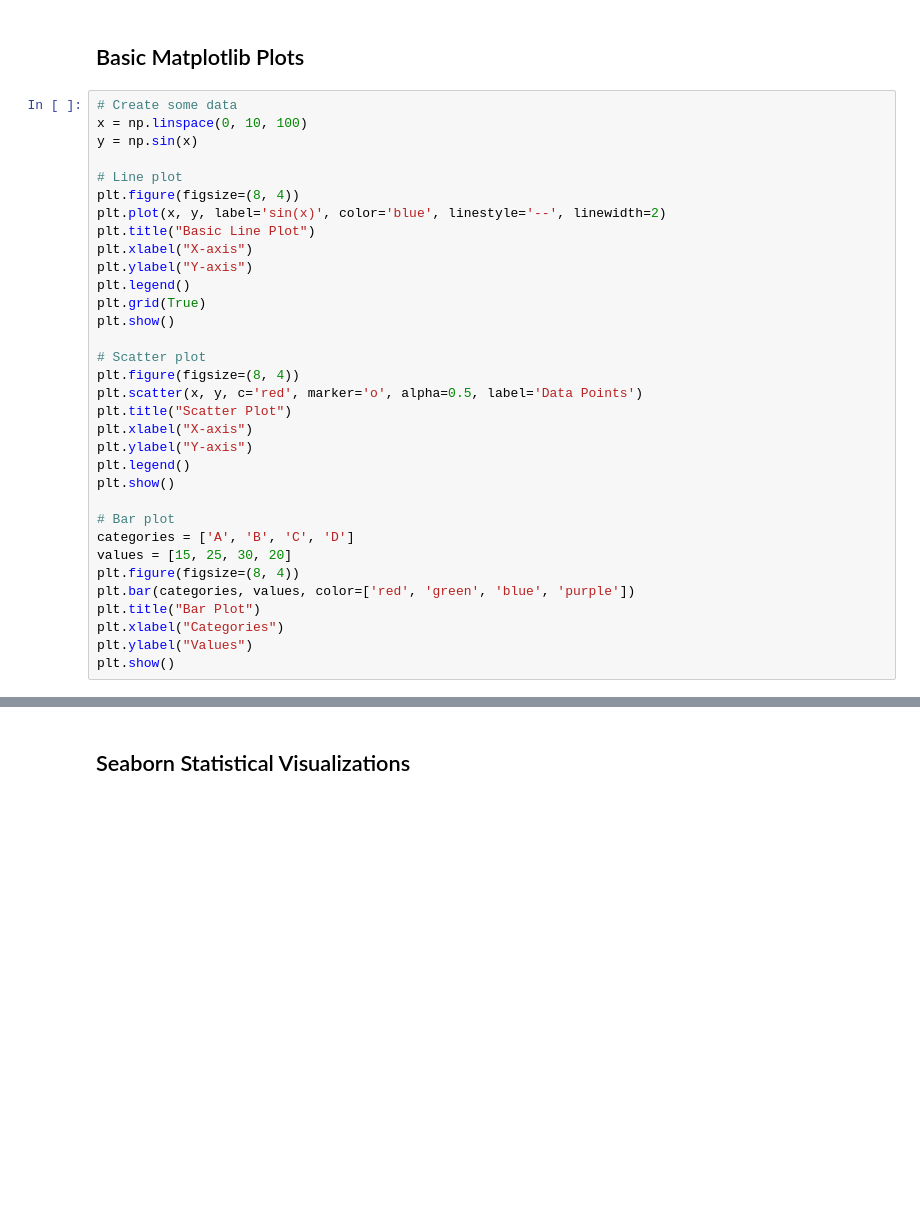
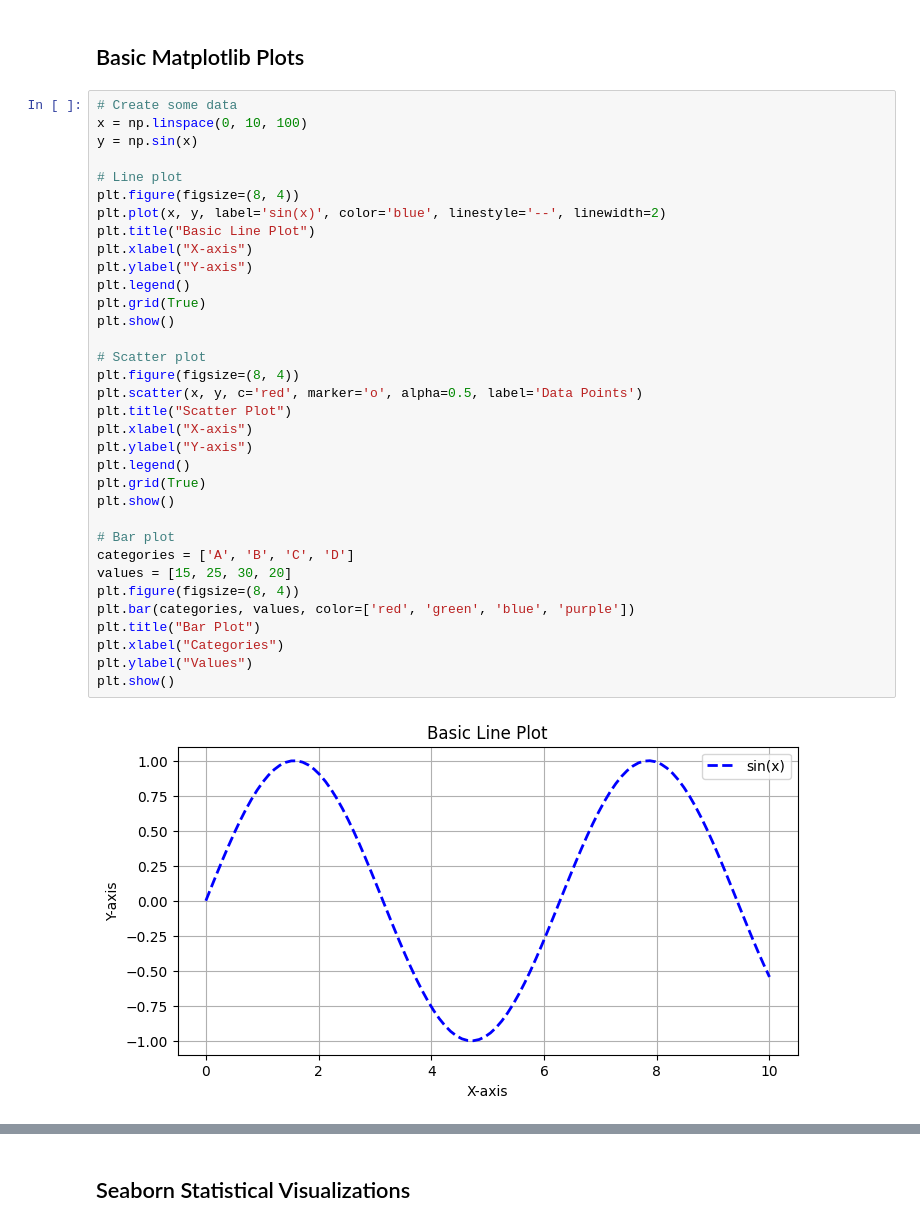
Before and after one commit to AmirHossein81Gholami/DRL_course, a Jupyter notebook: notebooks/DRL_Notebook.ipynb, the cells around one changed output, grey strips where cells are left out. Cells and saved outputs as stored; diff of their text form; blank space fills up the shorter version.

```diff
--- a/notebooks/DRL_Notebook.ipynb
+++ b/notebooks/DRL_Notebook.ipynb
@@ -1196,30 +1249,33 @@ x = np.linspace(0, 10, 100)
 y = np.sin(x)
 
 # Line plot
 plt.figure(figsize=(8, 4))
 plt.plot(x, y, label='sin(x)', color='blue', linestyle='--', linewidth=2)
 plt.title("Basic Line Plot")
 plt.xlabel("X-axis")
 plt.ylabel("Y-axis")
 plt.legend()
 plt.grid(True)
 plt.show()
 
 # Scatter plot
 plt.figure(figsize=(8, 4))
 plt.scatter(x, y, c='red', marker='o', alpha=0.5, label='Data Points')
 plt.title("Scatter Plot")
 plt.xlabel("X-axis")
 plt.ylabel("Y-axis")
 plt.legend()
+plt.grid(True)
 plt.show()
 
 # Bar plot
 categories = ['A', 'B', 'C', 'D']
 values = [15, 25, 30, 20]
 plt.figure(figsize=(8, 4))
 plt.bar(categories, values, color=['red', 'green', 'blue', 'purple'])
 plt.title("Bar Plot")
 plt.xlabel("Categories")
 plt.ylabel("Values")
 plt.show()
+# %% [output]
+[figure, added]
```
Also changed, not shown: parts of 22 cells of this notebook.
